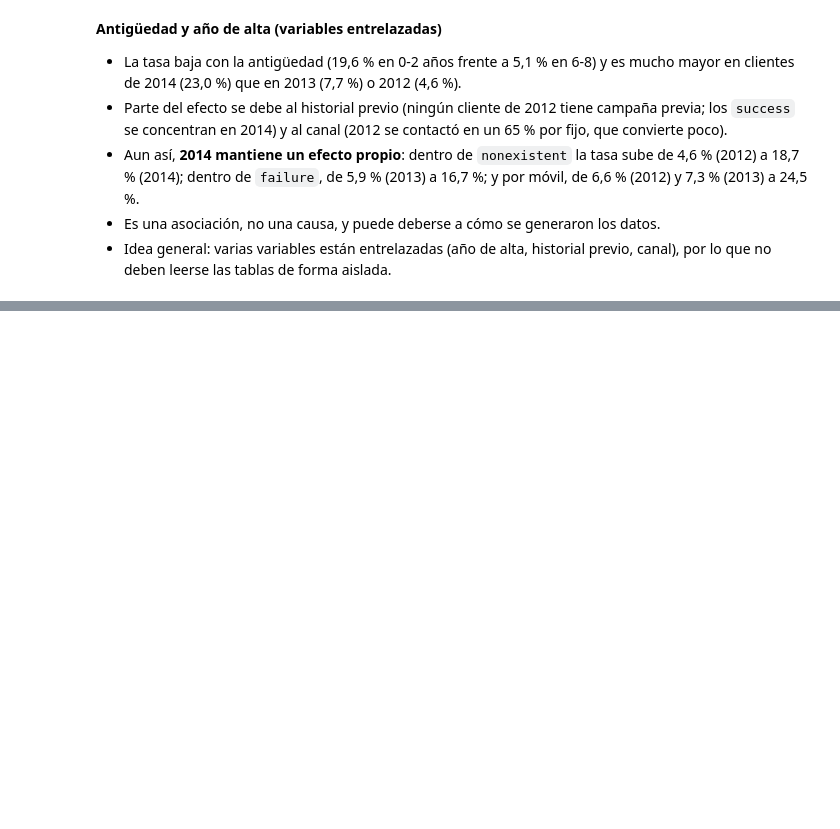
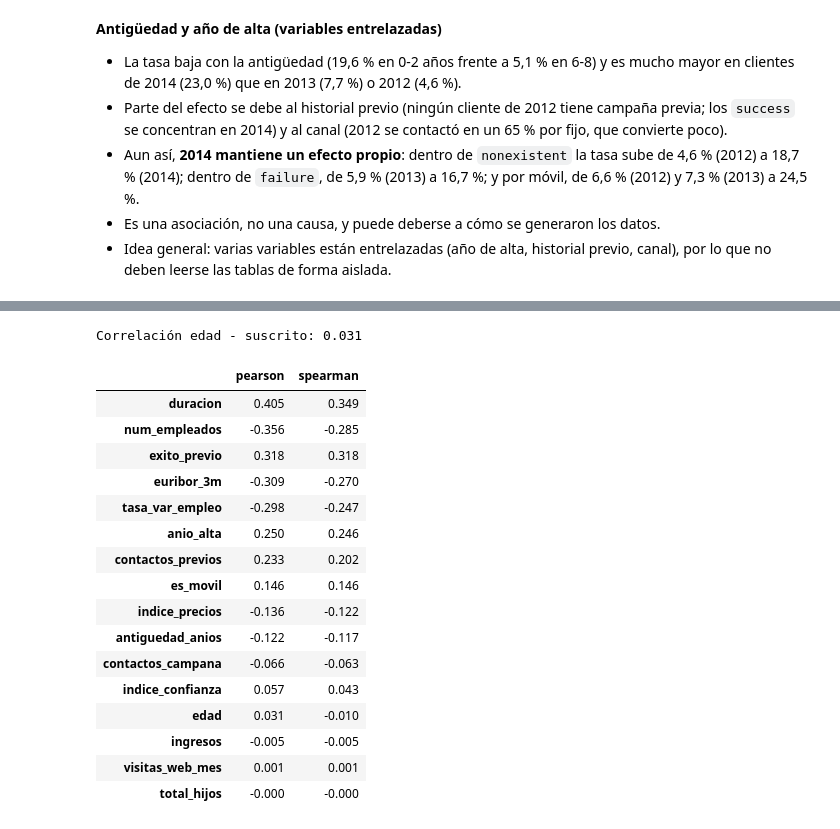
Before and after one commit to AntonioRojasBoquizo/00_da_p04_v01, a Jupyter notebook: notebooks/03_analisis_y_visualizacion.ipynb, the cells around one changed output, grey strips where cells are left out. Cells and saved outputs as stored; diff of their text form; code cells hidden in the pictures; blank space fills up the shorter version.

```diff
--- a/notebooks/03_analisis_y_visualizacion.ipynb
+++ b/notebooks/03_analisis_y_visualizacion.ipynb
@@ -473,0 +556,31 @@ df.groupby(["medio_contacto", "anio_alta"])["suscrito_num"].agg(clientes="count"
+# %%
+print("Correlación edad - suscrito:", round(corr.loc["edad", "suscrito_num"], 3))
+# %% [output]
+Correlación edad - suscrito: 0.031
+# %%
+corr_spearman = df[vars_corr].astype(float).corr(method="spearman")
+
+comparar = pd.DataFrame({
+    "pearson": corr["suscrito_num"],
+    "spearman": corr_spearman["suscrito_num"],
+}).drop("suscrito_num").round(3)
+
+comparar.sort_values("pearson", key=abs, ascending=False)
+# %% [output]
+|  | pearson | spearman |
+| duracion | 0.405 | 0.349 |
+| num_empleados | -0.356 | -0.285 |
+| exito_previo | 0.318 | 0.318 |
+| euribor_3m | -0.309 | -0.270 |
+| tasa_var_empleo | -0.298 | -0.247 |
+| anio_alta | 0.250 | 0.246 |
+| contactos_previos | 0.233 | 0.202 |
+| es_movil | 0.146 | 0.146 |
+| indice_precios | -0.136 | -0.122 |
+| antiguedad_anios | -0.122 | -0.117 |
+| contactos_campana | -0.066 | -0.063 |
+| indice_confianza | 0.057 | 0.043 |
+| edad | 0.031 | -0.010 |
+| ingresos | -0.005 | -0.005 |
+| visitas_web_mes | 0.001 | 0.001 |
+| total_hijos | -0.000 | -0.000 |
```
Also changed, not shown: parts of 9 cells of this notebook.
